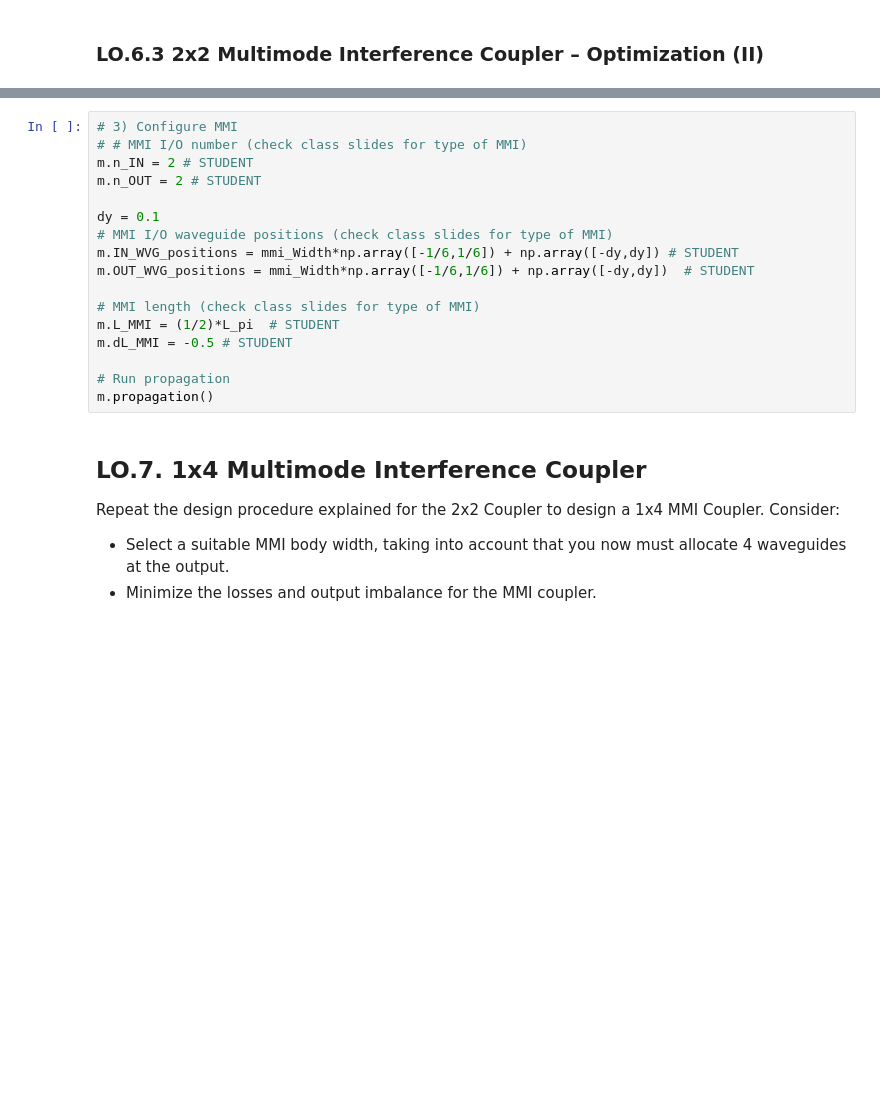
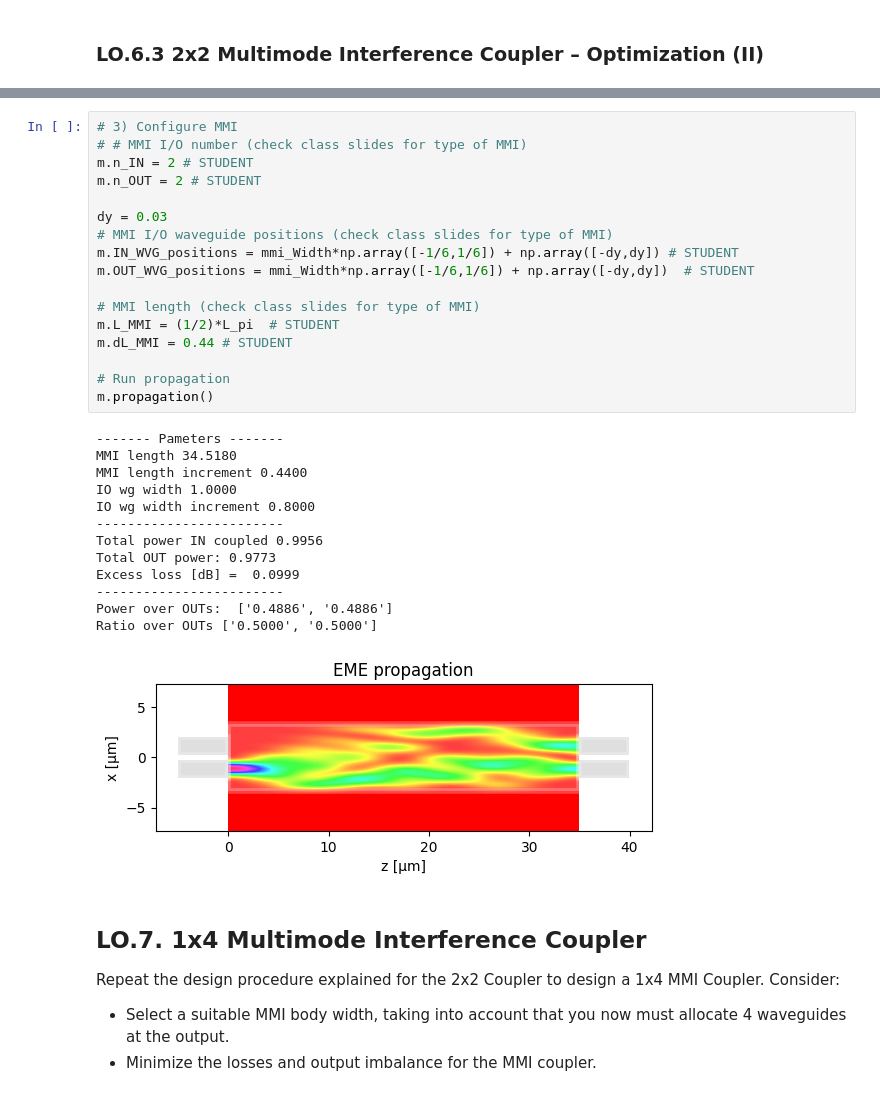
Before and after one commit to miiraandaa/cifoin-lab2, a Jupyter notebook: COUPLERS_Student.ipynb, the cells around one changed output, grey strips where cells are left out. Drawn from its saved outputs; the diff is of its cells as text; blank space fills up the shorter version.

```diff
--- a/COUPLERS_Student.ipynb
+++ b/COUPLERS_Student.ipynb
@@ -441,20 +504,34 @@ print("L_pi = ", L_pi, " µm")
 # %%
 # 3) Configure MMI
 # # MMI I/O number (check class slides for type of MMI)
 m.n_IN = 2 # STUDENT
 m.n_OUT = 2 # STUDENT
 
-dy = 0.1
+dy = 0.03
 # MMI I/O waveguide positions (check class slides for type of MMI)
 m.IN_WVG_positions = mmi_Width*np.array([-1/6,1/6]) + np.array([-dy,dy]) # STUDENT
 m.OUT_WVG_positions = mmi_Width*np.array([-1/6,1/6]) + np.array([-dy,dy])  # STUDENT
 
 # MMI length (check class slides for type of MMI)
 m.L_MMI = (1/2)*L_pi  # STUDENT
-m.dL_MMI = -0.5 # STUDENT
+m.dL_MMI = 0.44 # STUDENT
 
 # Run propagation
 m.propagation()
+# %% [output]
+------- Pameters -------
+MMI length 34.5180
+MMI length increment 0.4400
+IO wg width 1.0000
+IO wg width increment 0.8000
+------------------------
+Total power IN coupled 0.9956
+Total OUT power: 0.9773
+Excess loss [dB] =  0.0999
+------------------------
+Power over OUTs:  ['0.4886', '0.4886']
+Ratio over OUTs ['0.5000', '0.5000']
+[figure, added]
 # %% [markdown]
 ## LO.7. 1x4 Multimode Interference Coupler
 
```
Also changed, not shown: parts of 13 cells of this notebook, 1 other file.
